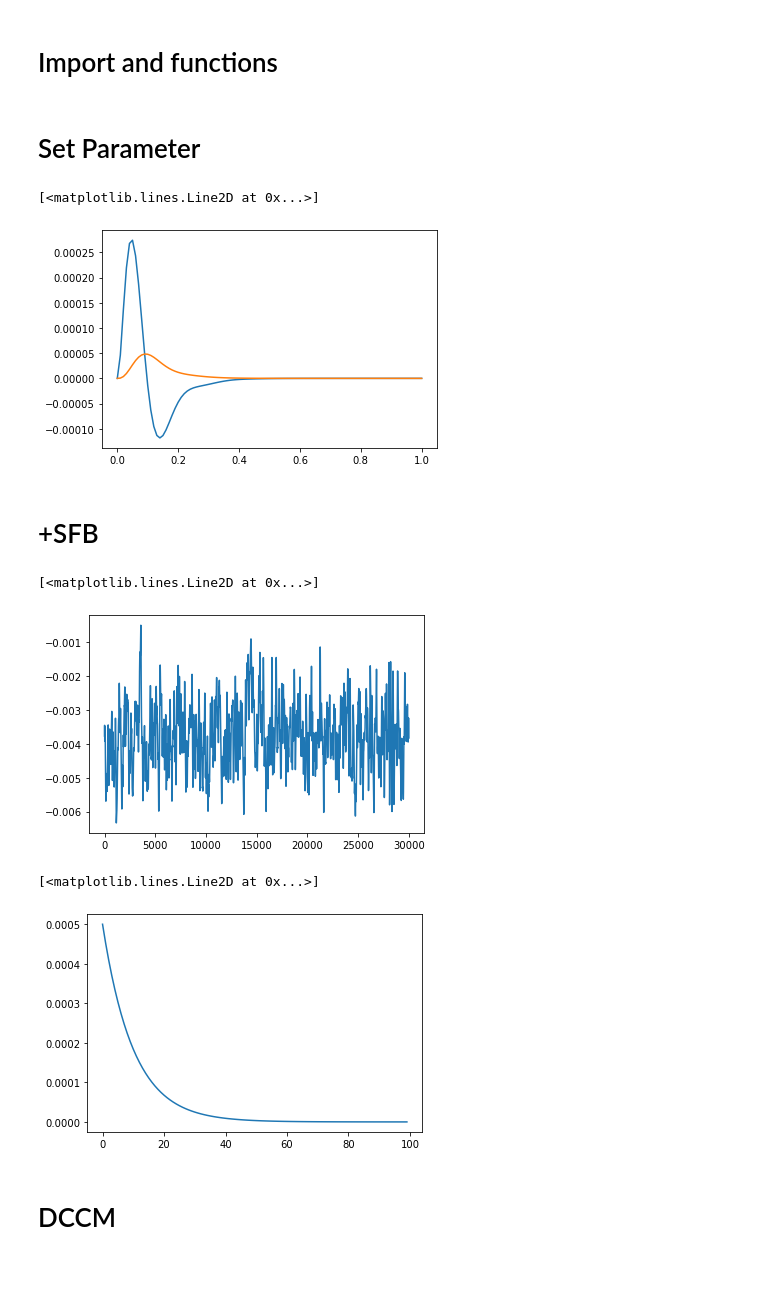
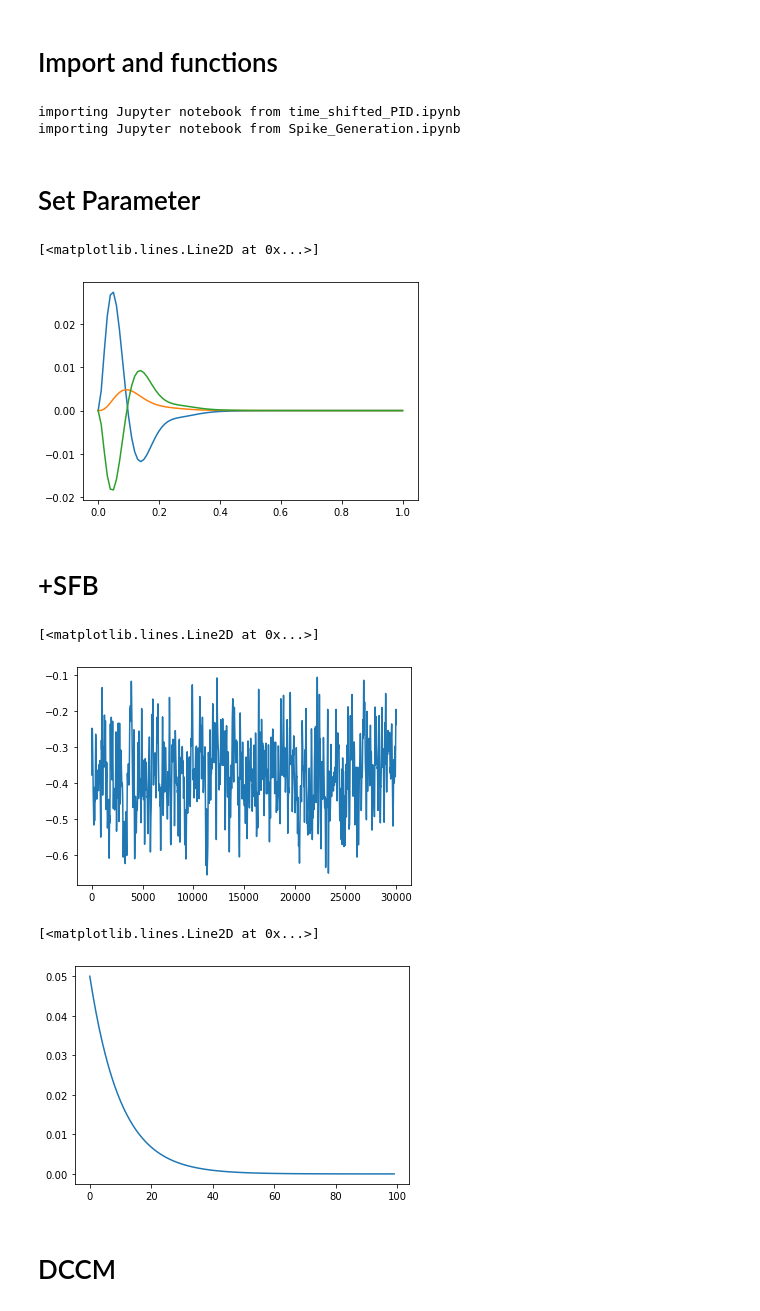
Before and after one commit to llincooi/retina_python, a Jupyter notebook: ContrastPaper/Spike FeedBack model DCnDM.ipynb, the cells around one changed output. Cells and saved outputs as stored; diff of their text form; code cells hidden in the pictures; blank space fills up the shorter version.

```diff
--- a/ContrastPaper/Spike FeedBack model DCnDM.ipynb
+++ b/ContrastPaper/Spike FeedBack model DCnDM.ipynb
@@ -9,34 +9,39 @@ import pandas as pd
 
 %matplotlib inline
 # %%
+import os
 import import_ipynb
+codeDir = os.getcwd()
 try:
-    os.chdir('Modules')
+    os.chdir('..\\Modules')
 except:
     os.chdir('C:\\Users\\hydro_leo\\Documents\\GitHub\\retina_python\\Modules')
 from time_shifted_PID import MIfunc
 from time_shifted_PID import EqualState
-# from StimulusnResponse import SSG
 from Spike_Generation import SG
-from Spike_Generation import Spike_Time_Generater
 from Spike_Generation import NL
+os.chdir(codeDir)
+# %% [output]
+importing Jupyter notebook from time_shifted_PID.ipynb
+importing Jupyter notebook from Spike_Generation.ipynb
-# %%
-def NGD_TK(T, m, n, alpha, beta, g, tau_y):
-    dt = np.mean(np.diff(T))
-    dt = dt/50
-    T = np.arange(0, T[-1]+dt, dt)
-    x = T/tau_y /tau_y *np.exp(-T/tau_y)*dt
-    y = np.zeros_like(x)
-    z = np.zeros_like(x)
-
-    for i in range(len(T)):
-        y[i] = y[i-1] + dt*(-alpha*y[i-1]+m*x[i-1]-n*z[i-1])
-        z[i] = z[i-1] + dt*( -beta*z[i-1]+g*y[i-1])
-    return y[:len(T):50], z[:len(T):50]
 # %% [markdown]
 # Set Parameter
+# %%
+def NGD_TK(T, m, n, alpha, beta, g, tau_y):
+    dt = np.mean(np.diff(T))
+    dt = dt/50
+    T = np.arange(0, T[-1]+dt, dt)
+    x = T/tau_y /tau_y *np.exp(-T/tau_y)*dt
+    y = np.zeros_like(x)
+    z = np.zeros_like(x)
+
+    for i in range(len(T)):
+        y[i] = y[i-1] + dt*(-alpha*y[i-1]+m*x[i-1]-n*z[i-1])
+        z[i] = z[i-1] + dt*( -beta*z[i-1]+g*y[i-1])
+    return y[:len(T):50]/dt, z[:len(T):50]/dt
 # %%
-m = 16.416565
+m = 16.416565/50*100
+# m = 82082.86634
 n =	500
 alpha = 41.464099
 beta = 2.088120
@@ -45,14 +50,16 @@ tau_y = 0.051583
 # %%
 dt = 0.01
 TKaxis = np.arange(101)*dt
 
+psi = 0.7
 k_E, k_S = NGD_TK(TKaxis, m, n, alpha, beta, g, tau_y)
-# y_TK, w_TK = NGD_TK(TKaxis, *[2.67758918, 1.00000000, 1.17089092e+01, 4.69398540, 4.73653606e+02, 2.45547756e-02])
+k_E, k_S = k_E*dt, k_S*dt
 plt.plot(TKaxis, k_E)
 plt.plot(TKaxis, k_S)
+plt.plot(TKaxis, -(k_E*psi-k_S*(1-psi)))
 # %% [output]
 [<matplotlib.lines.Line2D at 0x...>]
-[figure, old version]
+[figure, new version]
 # %%
 tot = 300
 tAxis = np.arange(0,tot,dt)
@@ -100,15 +107,15 @@ timeshift, baseMI = MIfunc(baserstate, xstate, dt, window, perSpike = True)
 plt.plot(baseOutput)
 # %% [output]
 [<matplotlib.lines.Line2D at 0x...>]
-[figure, old version]
+[figure, new version]
 # %%
 tau_P = 0.1 #s
-sigma_b = 0.0005
+sigma_b = 0.0005*100
 expDecay = np.exp(-np.arange(0,1,dt)/tau_P)*sigma_b
 plt.plot(expDecay)
 # %% [output]
 [<matplotlib.lines.Line2D at 0x...>]
-[figure, old version]
+[figure, new version]
 # %%
 def SFB(input, expDecay, theta):
     h = input.copy()
```
Also changed, not shown: parts of 11 cells of this notebook, 4 other files.
